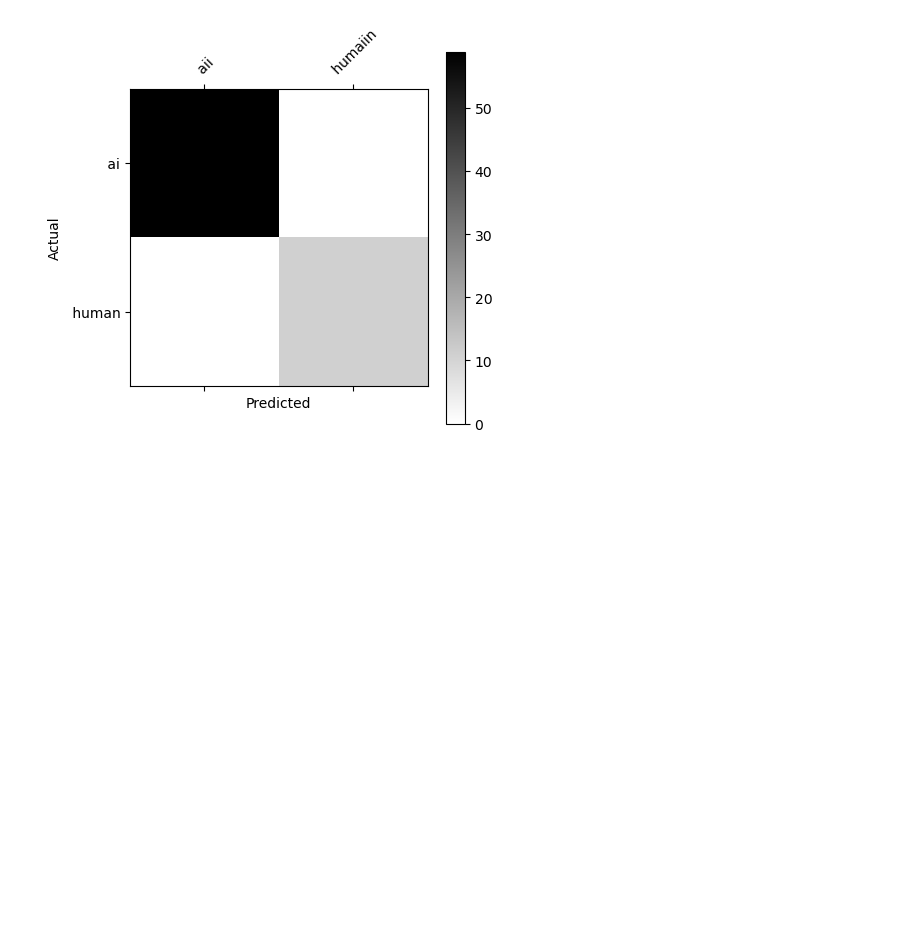
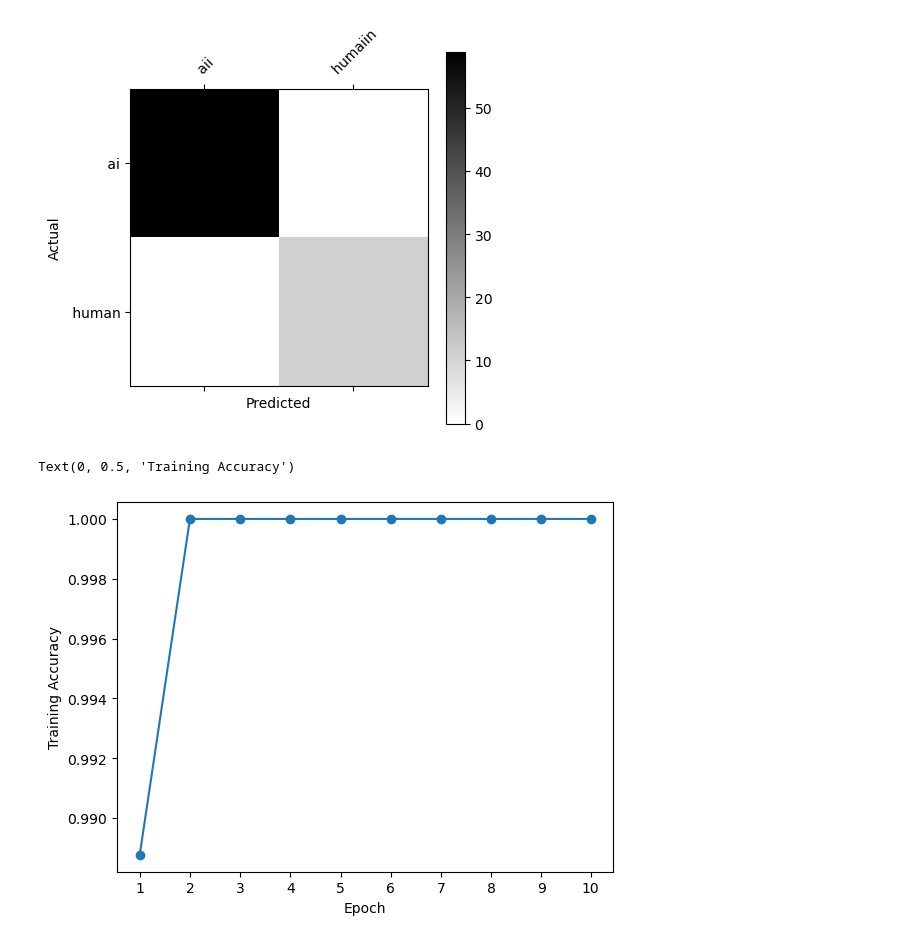
Before and after one commit to aaronomics/grad, a Jupyter notebook: 2_class_ft.ipynb, the cells around one changed output. Saved outputs shown, nothing was run; the diff lists cells and outputs as text; code cells hidden in the pictures; blank space fills up the shorter version.

```diff
--- a/2_class_ft.ipynb
+++ b/2_class_ft.ipynb
@@ -132,3 +133,30 @@ Actual
  ai          59         0
  human        0        11
 [figure]
+# %%
+results = pd.read_csv('ai_result2.csv')
+
+#print(results)
+
+#print(results[results['classification/accuracy'].notnull()].tail(1))
+
+#results[results['classification/accuracy'].notnull()]['classification/accuracy'].plot()
+
+results_filtered = results[results['classification/accuracy'].notnull()].tail(10)
+#print(results_filtered)
+
+#print(results_filtered[results_filtered['classification/accuracy'].notnull()].tail(1))
+
+results_filtered[results_filtered['classification/accuracy'].notnull()]['classification/accuracy'].plot(marker='o')
+
+# Add x and y axis labels
+plt.xlabel('Epoch')
+plt.ylabel('Training Accuracy')
+plt.xticks(ticks = [355, 711, 1067, 1422, 1778, 2134, 2489, 2845, 3200, 3550],labels= range(1, 11))
+#plt.show()# Add x and y axis labels
+plt.xlabel('Epoch')
+plt.ylabel('Training Accuracy')
+#plt.show()
+# %% [output]
+Text(0, 0.5, 'Training Accuracy')
+[figure, added]
```
Also changed, not shown: parts of 1 cell of this notebook, 3 other files.
